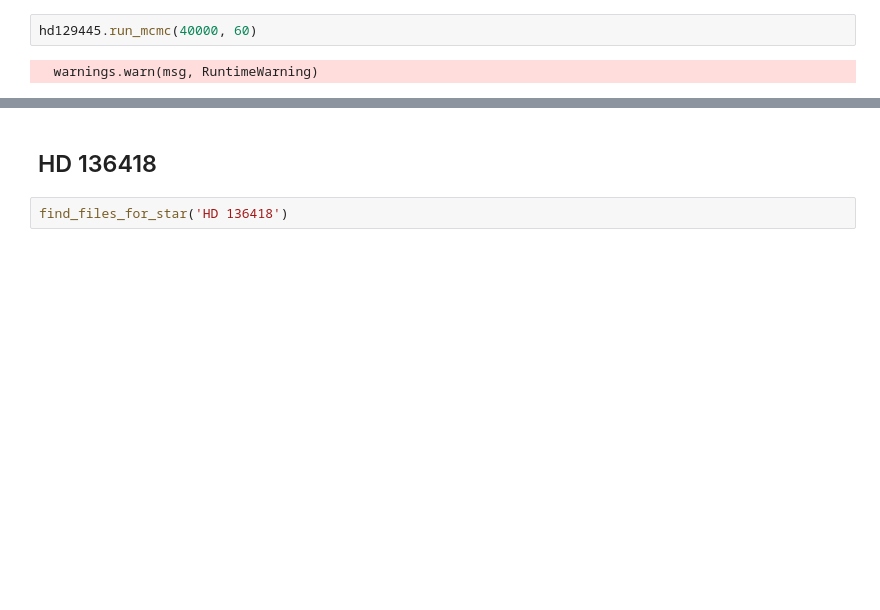
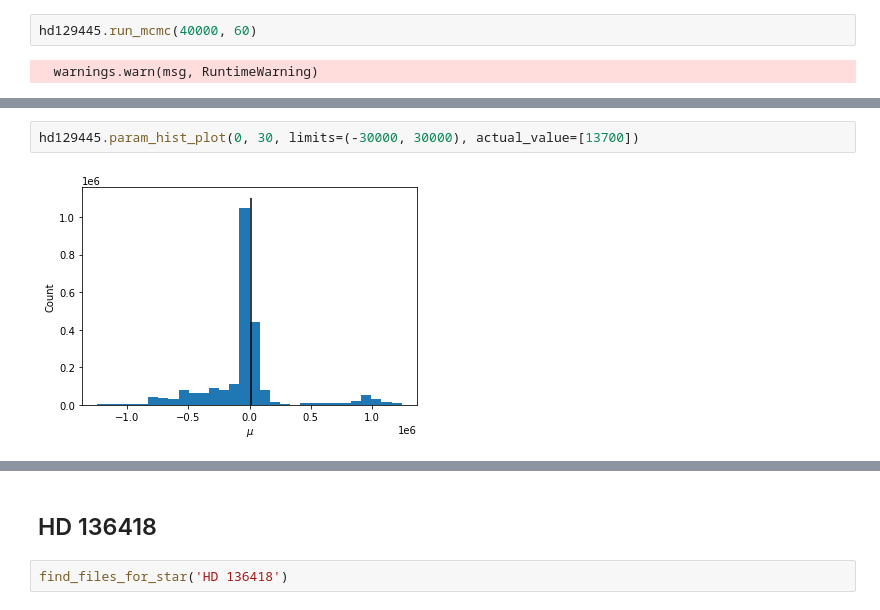
Before and after one commit to nicolexu07/PHYS321-finalproj, a Jupyter notebook: Exoplanet_Parameter_Detection.ipynb, the cells around one changed output, grey strips where cells are left out. Drawn from its saved outputs; the diff is of its cells as text; blank space fills up the shorter version.

```diff
--- a/Exoplanet_Parameter_Detection.ipynb
+++ b/Exoplanet_Parameter_Detection.ipynb
@@ -156,0 +157,4 @@ hd129445.param_hist_plot(3, 30, actual_value=[8.2])
+# %%
+hd129445.param_hist_plot(0, 30, limits=(-30000, 30000), actual_value=[13700])
+# %% [output]
+[figure, added]
```
Also changed, not shown: parts of 12 cells of this notebook.
